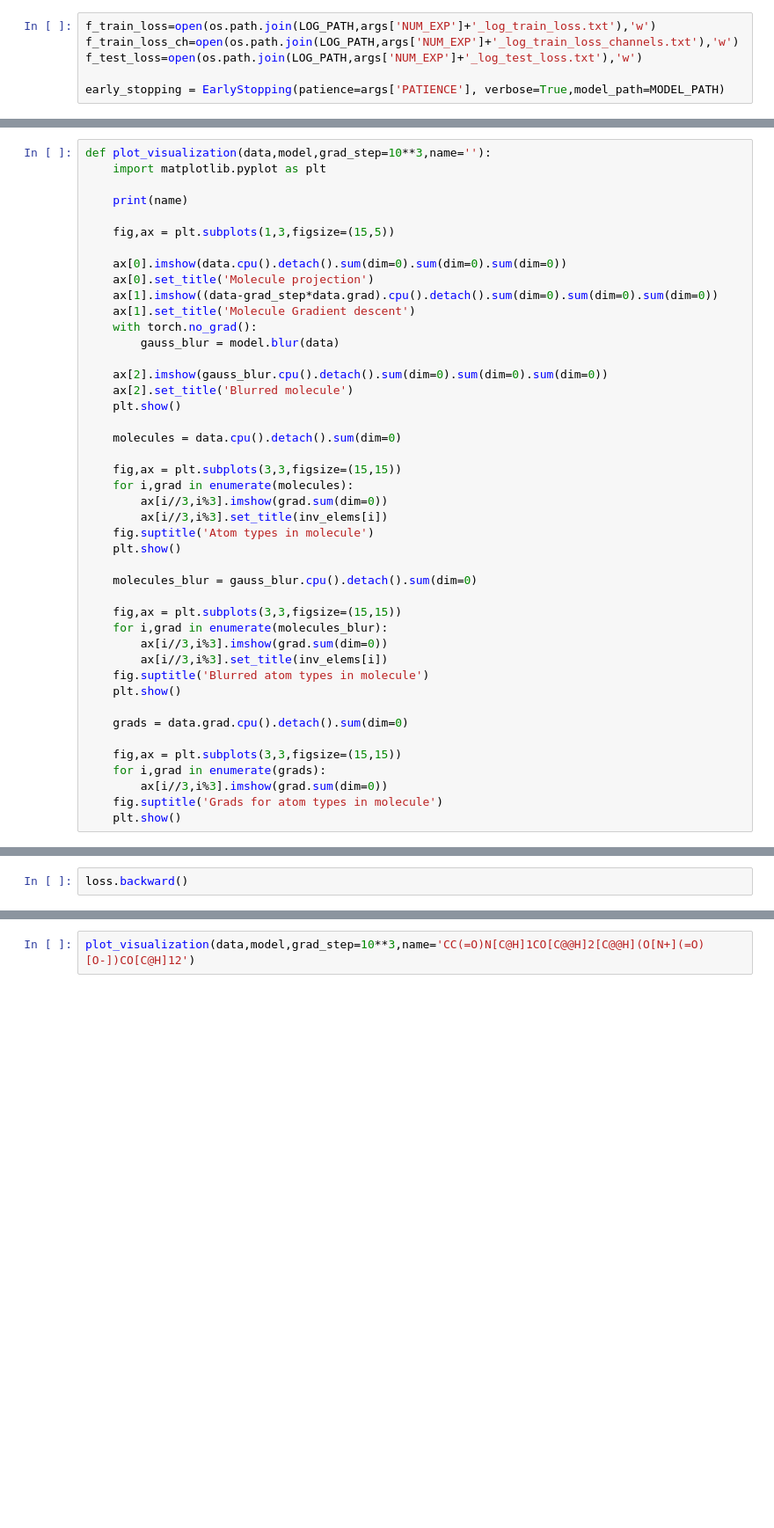
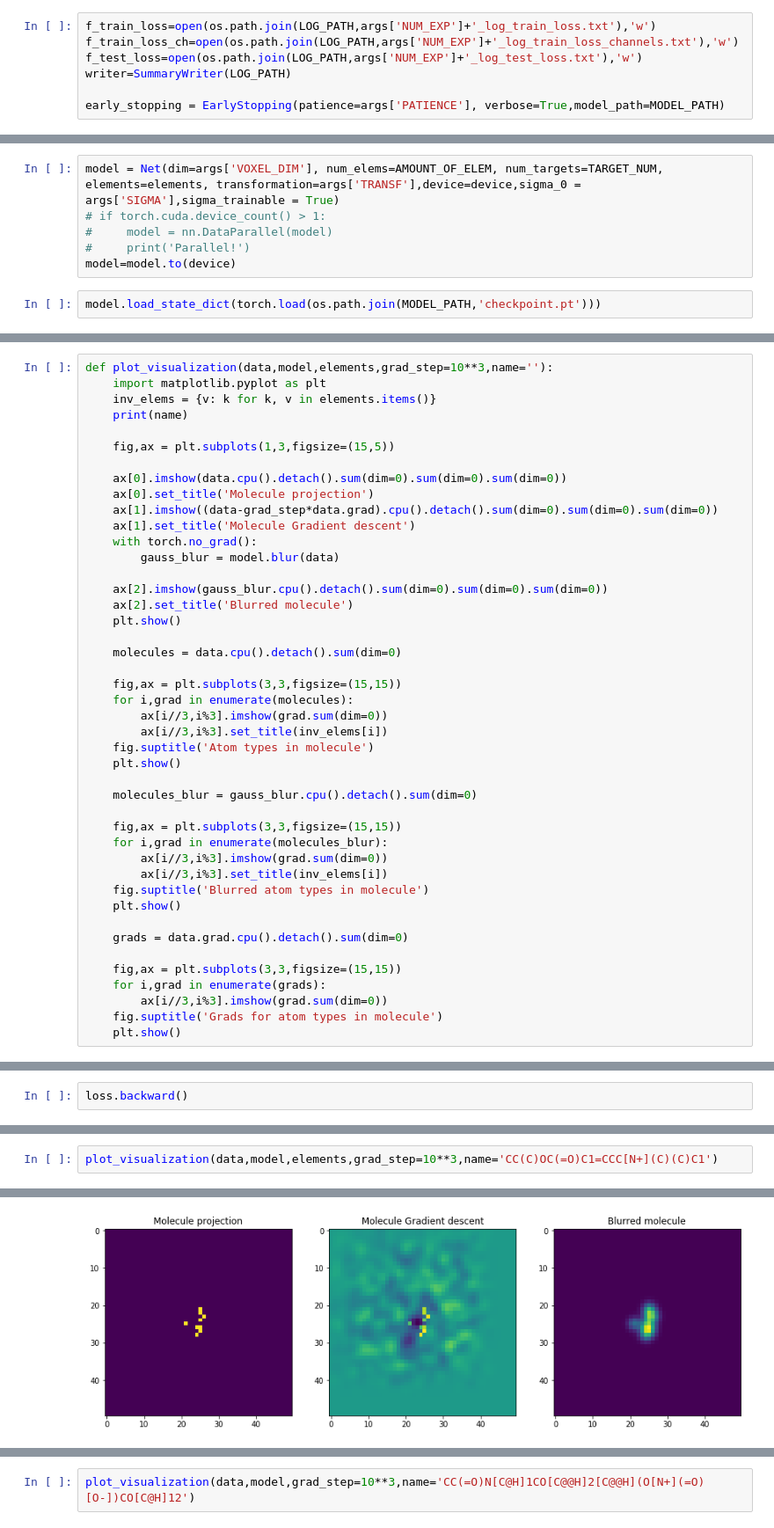
Before and after one commit to korney3/Tox21-MultiTox, a Jupyter notebook: MultiTox/Train_new_MultiTox_model.ipynb, the cells around one changed output, grey strips where cells are left out. Shown at 88% size. Cells and saved outputs as stored; diff of their text form; blank space fills up the shorter version.

```diff
--- a/MultiTox/Train_new_MultiTox_model.ipynb
+++ b/MultiTox/Train_new_MultiTox_model.ipynb
@@ -206,6 +493,7 @@ module.fc2.bias <class 'torch.Tensor'> torch.Size([29])
 f_train_loss=open(os.path.join(LOG_PATH,args['NUM_EXP']+'_log_train_loss.txt'),'w')
 f_train_loss_ch=open(os.path.join(LOG_PATH,args['NUM_EXP']+'_log_train_loss_channels.txt'),'w')
 f_test_loss=open(os.path.join(LOG_PATH,args['NUM_EXP']+'_log_test_loss.txt'),'w')
+writer=SummaryWriter(LOG_PATH)
 
 early_stopping = EarlyStopping(patience=args['PATIENCE'], verbose=True,model_path=MODEL_PATH)
 # %%
@@ -254,3 +545,11 @@ Train Epoch: 1 [1280/5233 (24%)]        Loss: 0.038096
+# %%
+model = Net(dim=args['VOXEL_DIM'], num_elems=AMOUNT_OF_ELEM, num_targets=TARGET_NUM, elements=elements, transformation=args['TRANSF'],device=device,sigma_0 = args['SIGMA'],sigma_trainable = True)
+# if torch.cuda.device_count() > 1:
+#     model = nn.DataParallel(model)
+#     print('Parallel!')
+model=model.to(device)
+# %%
+model.load_state_dict(torch.load(os.path.join(MODEL_PATH,'checkpoint.pt')))
 # %%
 import torch
 # writer=SummaryWriter(LOG_PATH)
@@ -278,9 +577,9 @@ train_generator = td.DataLoader(train_set, batch_size=1, shuffle=True)
 test_set = dl.Cube_dataset(conf_calc, label_dict, elements, indexing, test_indexes, dim = args['VOXEL_DIM'],print_name=True)
 test_generator = td.DataLoader(test_set, batch_size=1, shuffle=True)
 # %%
-def plot_visualization(data,model,grad_step=10**3,name=''):
+def plot_visualization(data,model,elements,grad_step=10**3,name=''):
     import matplotlib.pyplot as plt
-
+    inv_elems = {v: k for k, v in elements.items()}
     print(name)
 
     fig,ax = plt.subplots(1,3,figsize=(15,5))
@@ -359,0 +661,3 @@ loss.backward()
+# %%
+plot_visualization(data,model,elements,grad_step=10**3,name='CC(C)OC(=O)C1=CCC[N+](C)(C)C1')
+# %% [output]
@@ -359,0 +665 @@ loss.backward()
+[figure, added]
```
Also changed, not shown: parts of 17 cells of this notebook, 3 other files.
